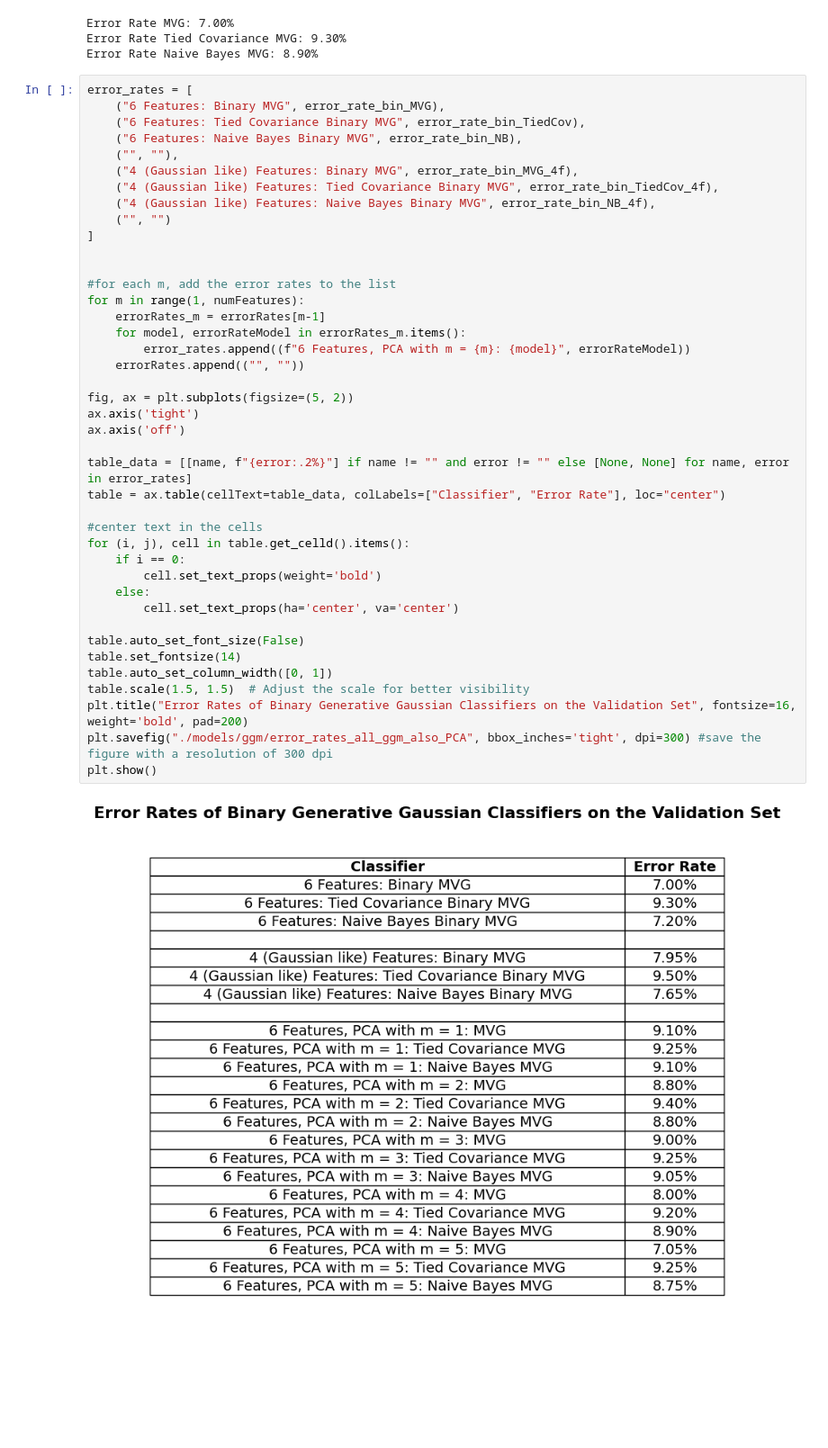
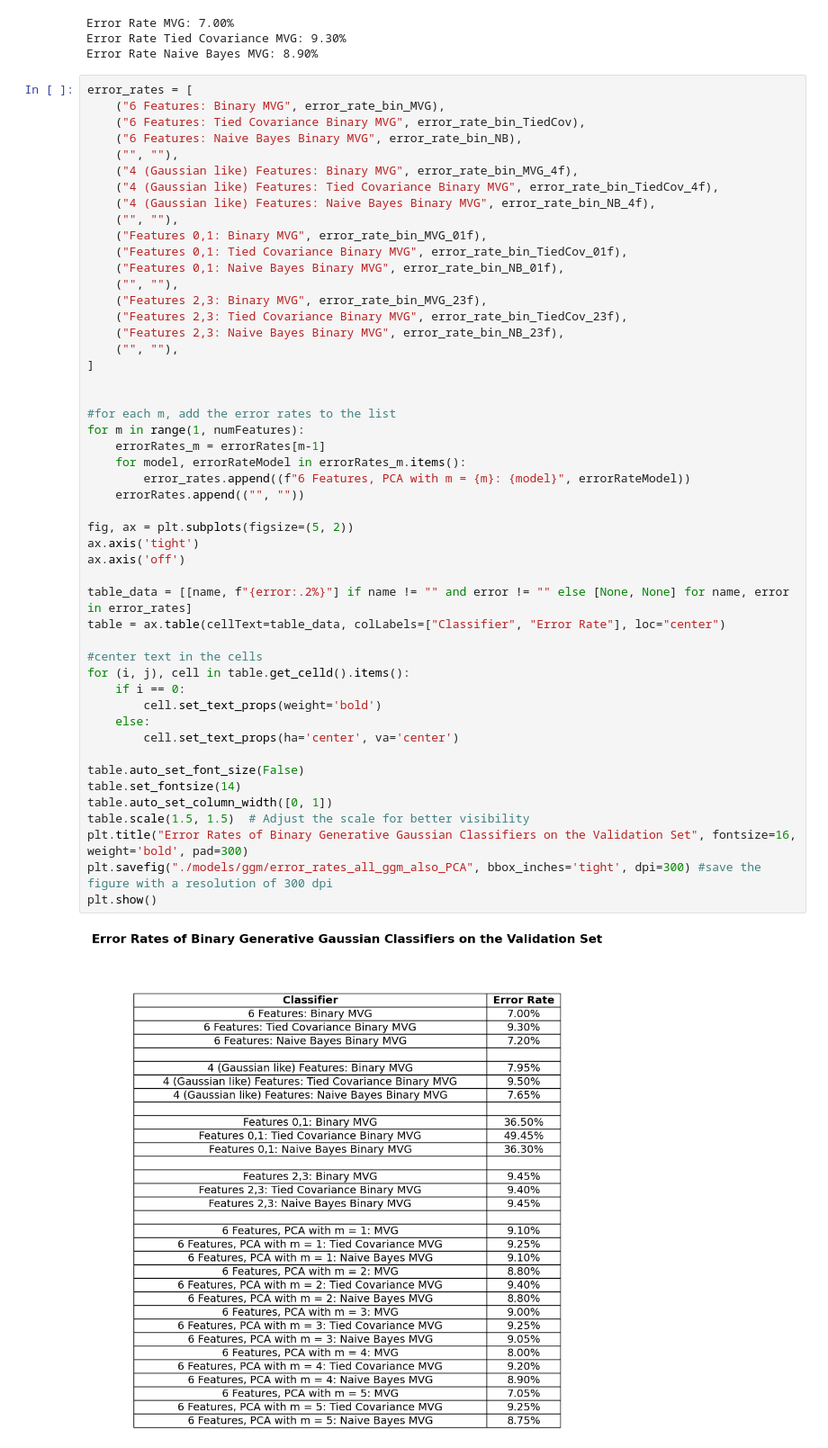
Before and after one commit to RiccardoRevalor/Fingerprint_Spoofing_Detection, a Jupyter notebook: gaussianClassifiers.ipynb, the cells around one changed output. Shown at 90% size. Drawn from its saved outputs; the diff is of its cells as text; blank space fills up the shorter version.

Commit message:
feat: error rates full table

```diff
--- a/gaussianClassifiers.ipynb
+++ b/gaussianClassifiers.ipynb
@@ -1357,37 +1357,45 @@ error_rates = [
     ("4 (Gaussian like) Features: Binary MVG", error_rate_bin_MVG_4f),
     ("4 (Gaussian like) Features: Tied Covariance Binary MVG", error_rate_bin_TiedCov_4f),
     ("4 (Gaussian like) Features: Naive Bayes Binary MVG", error_rate_bin_NB_4f),
-    ("", "")
+    ("", ""),
+    ("Features 0,1: Binary MVG", error_rate_bin_MVG_01f),
+    ("Features 0,1: Tied Covariance Binary MVG", error_rate_bin_TiedCov_01f),
+    ("Features 0,1: Naive Bayes Binary MVG", error_rate_bin_NB_01f),
+    ("", ""),
+    ("Features 2,3: Binary MVG", error_rate_bin_MVG_23f),
+    ("Features 2,3: Tied Covariance Binary MVG", error_rate_bin_TiedCov_23f),
+    ("Features 2,3: Naive Bayes Binary MVG", error_rate_bin_NB_23f),
+    ("", ""),
 ]
 
 
 #for each m, add the error rates to the list
 for m in range(1, numFeatures):
     errorRates_m = errorRates[m-1]
     for model, errorRateModel in errorRates_m.items():
         error_rates.append((f"6 Features, PCA with m = {m}: {model}", errorRateModel))
     errorRates.append(("", ""))
 
 fig, ax = plt.subplots(figsize=(5, 2))
 ax.axis('tight')
 ax.axis('off')
 
 table_data = [[name, f"{error:.2%}"] if name != "" and error != "" else [None, None] for name, error in error_rates]
 table = ax.table(cellText=table_data, colLabels=["Classifier", "Error Rate"], loc="center")
 
 #center text in the cells
 for (i, j), cell in table.get_celld().items():
     if i == 0:
         cell.set_text_props(weight='bold')
     else:
         cell.set_text_props(ha='center', va='center')
 
 table.auto_set_font_size(False)
 table.set_fontsize(14)
 table.auto_set_column_width([0, 1])
 table.scale(1.5, 1.5)  # Adjust the scale for better visibility
-plt.title("Error Rates of Binary Generative Gaussian Classifiers on the Validation Set", fontsize=16, weight='bold', pad=200)
+plt.title("Error Rates of Binary Generative Gaussian Classifiers on the Validation Set", fontsize=16, weight='bold', pad=300)
 plt.savefig("./models/ggm/error_rates_all_ggm_also_PCA", bbox_inches='tight', dpi=300) #save the figure with a resolution of 300 dpi
 plt.show()
 # %% [output]
-[figure, old version]
+[figure, new version]
```
Also changed, not shown: parts of 1 cell of this notebook, 3 other files.
